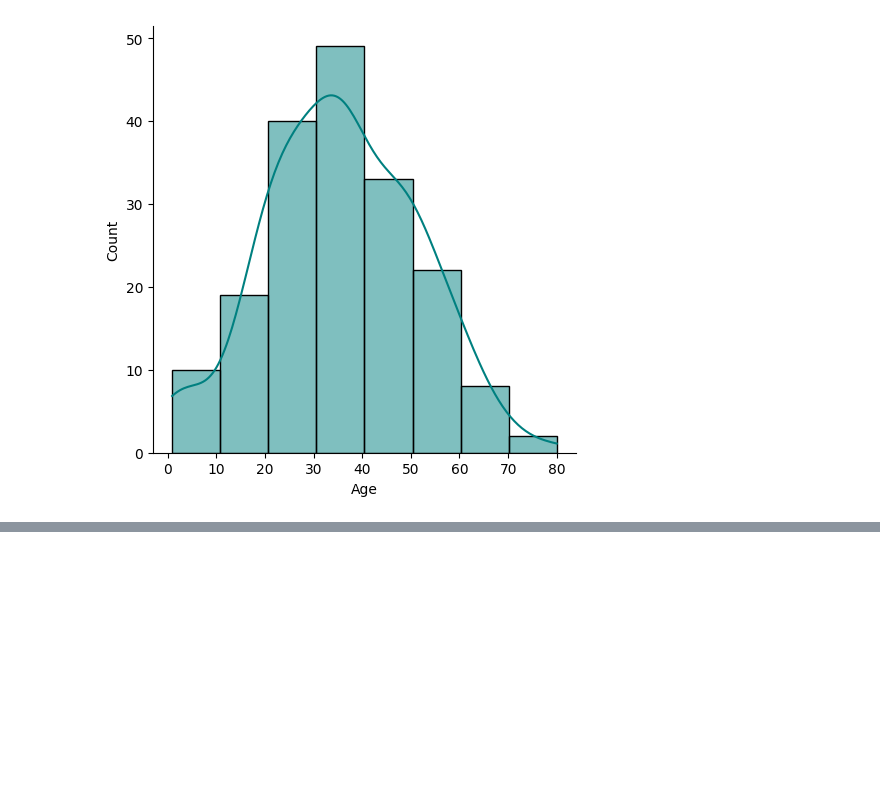
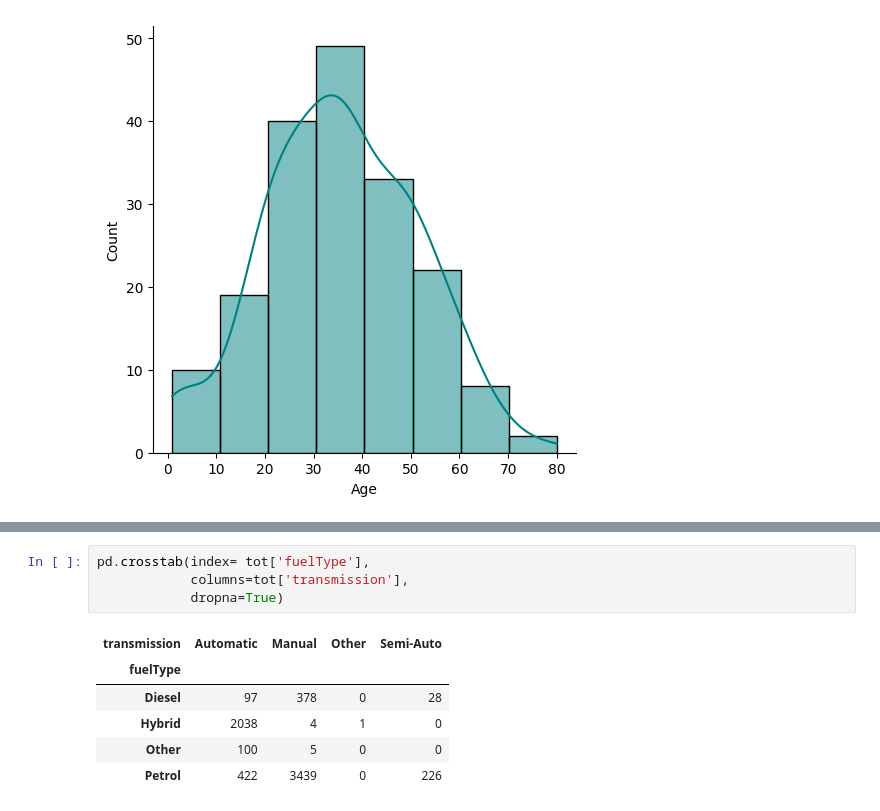
Before and after one commit to HasibullahAman/Data_Visulaization, a Jupyter notebook: Data_Visualization/Data_Visulization_Seborn.ipynb, the cells around one changed output, grey strips where cells are left out. Saved outputs shown, nothing was run; the diff lists cells and outputs as text; blank space fills up the shorter version.

```diff
--- a/Data_Visualization/Data_Visulization_Seborn.ipynb
+++ b/Data_Visualization/Data_Visulization_Seborn.ipynb
@@ -262,0 +286,11 @@ sn.displot(tot["Age"],color="teal",kde=True,bins=8)
+# %%
+pd.crosstab(index= tot['fuelType'],
+            columns=tot['transmission'],
+            dropna=True)
+# %% [output]
+| transmission | Automatic | Manual | Other | Semi-Auto |
+| fuelType |  |  |  |  |
+| Diesel | 97 | 378 | 0 | 28 |
+| Hybrid | 2038 | 4 | 1 | 0 |
+| Other | 100 | 5 | 0 | 0 |
+| Petrol | 422 | 3439 | 0 | 226 |
```
Also changed, not shown: parts of 7 cells of this notebook.
